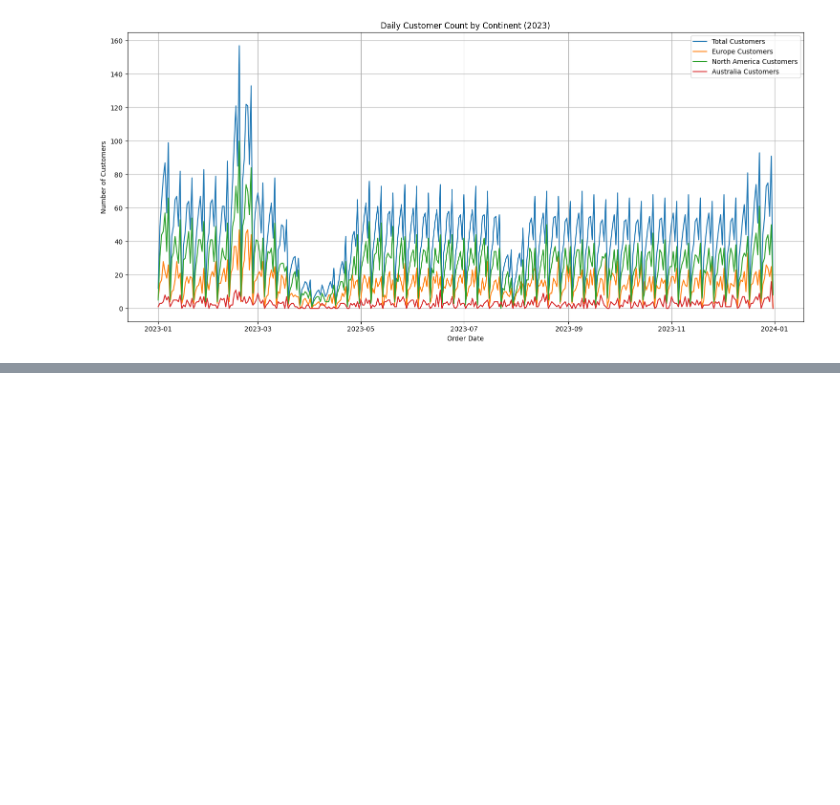
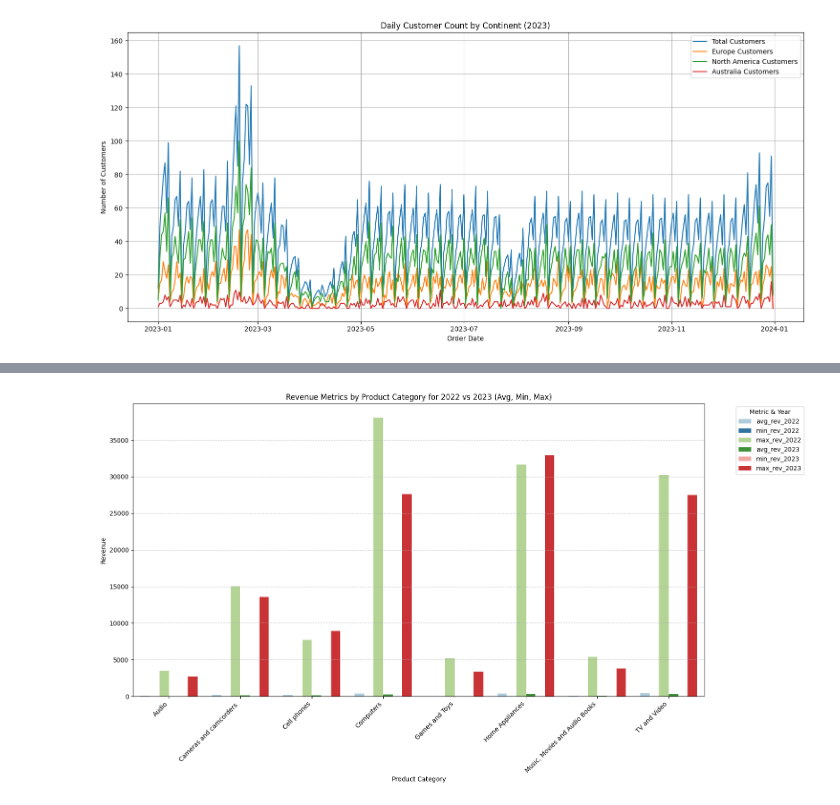
Before and after one commit to C0deB3ast/Data_analysis_work, a Jupyter notebook: Resources/Blank_SQL_Notebook.ipynb, the cells around one changed output, grey strips where cells are left out. Saved outputs shown, nothing was run; the diff lists cells and outputs as text; code cells hidden in the pictures; blank space fills up the shorter version.

```diff
--- a/Resources/Blank_SQL_Notebook.ipynb
+++ b/Resources/Blank_SQL_Notebook.ipynb
@@ -164,0 +240,52 @@ Running query in 'postgresql://postgres:***@localhost:5432/contoso_100k'
+# %%
+import matplotlib.pyplot as plt
+import seaborn as sns
+import pandas as pd
+from sqlalchemy import create_engine
+
+# Connection string (obtained from earlier setup)
+db_connection_str = 'postgresql://postgres:password@localhost:5432/contoso_100k'
+db_connection = create_engine(db_connection_str)
+
+# SQL query to get net revenue by category and years (from the cell above)
+sql_query_with_min_max = """
+Select
+p.categoryname,
+SUM(s.quantity * s.netprice * s.exchangerate) AS net_revenue,  /*for sum we need quantity, netprice, exchangerate*/
+AVG(CASE WHEN s.orderdate BETWEEN '2022-01-01' AND '2022-12-31' Then s.quantity * s.netprice * s.exchangerate Else 0 End) AS avg_rev_2022,
+MIN(CASE WHEN s.orderdate BETWEEN '2022-01-01' AND '2022-12-31' Then s.quantity * s.netprice * s.exchangerate End) AS min_rev_2022,
+MAX(CASE WHEN s.orderdate BETWEEN '2022-01-01' AND '2022-12-31' Then s.quantity * s.netprice * s.exchangerate Else 0 End) AS max_rev_2022,
+AVG(CASE WHEN s.orderdate BETWEEN '2023-01-01' AND '2023-12-31' Then s.quantity * s.netprice * s.exchangerate Else 0 End) AS avg_rev_2023,
+MIN(CASE WHEN s.orderdate BETWEEN '2023-01-01' AND '2023-12-31' Then s.quantity * s.netprice * s.exchangerate End) AS min_rev_2023,
+MAX(CASE WHEN s.orderdate BETWEEN '2023-01-01' AND '2023-12-31' Then s.quantity * s.netprice * s.exchangerate Else 0 End) AS max_rev_2023
+From sales s
+Left join product p on s.productkey = p.productkey
+group by
+p.categoryname
+order by
+p.categoryname
+"""
+
+# Load data into DataFrame
+df_revenue_metrics = pd.read_sql(sql_query_with_min_max, db_connection)
+
+# Prepare data for comparing average, min, and max revenues in 2022 and 2023
+df_rev_melted = df_revenue_metrics.melt(
+    id_vars=['categoryname'],
+    value_vars=['avg_rev_2022', 'min_rev_2022', 'max_rev_2022', 'avg_rev_2023', 'min_rev_2023', 'max_rev_2023'],
+    var_name='Metric_Year',
+    value_name='Revenue'
+)
+
+plt.figure(figsize=(16, 9))
+sns.barplot(x='categoryname', y='Revenue', hue='Metric_Year', data=df_rev_melted, palette='Paired')
+plt.title('Revenue Metrics by Product Category for 2022 vs 2023 (Avg, Min, Max)')
+plt.xlabel('Product Category')
+plt.ylabel('Revenue')
+plt.xticks(rotation=45, ha='right')
+plt.grid(axis='y', linestyle='--', alpha=0.7)
+plt.legend(title='Metric & Year', bbox_to_anchor=(1.05, 1), loc='upper left')
+plt.tight_layout()
+plt.show()
+# %% [output]
+[figure, added]
```
Also changed, not shown: parts of 10 cells of this notebook.
